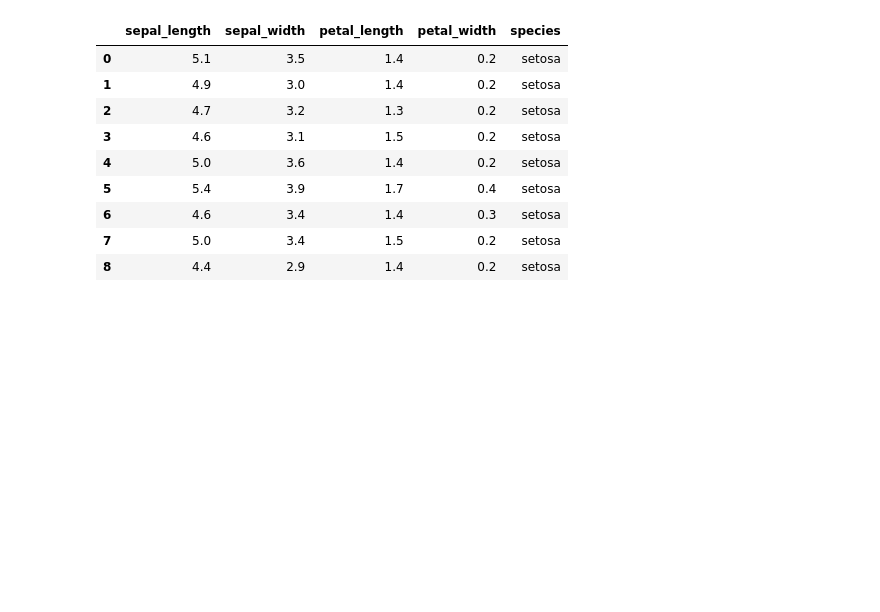
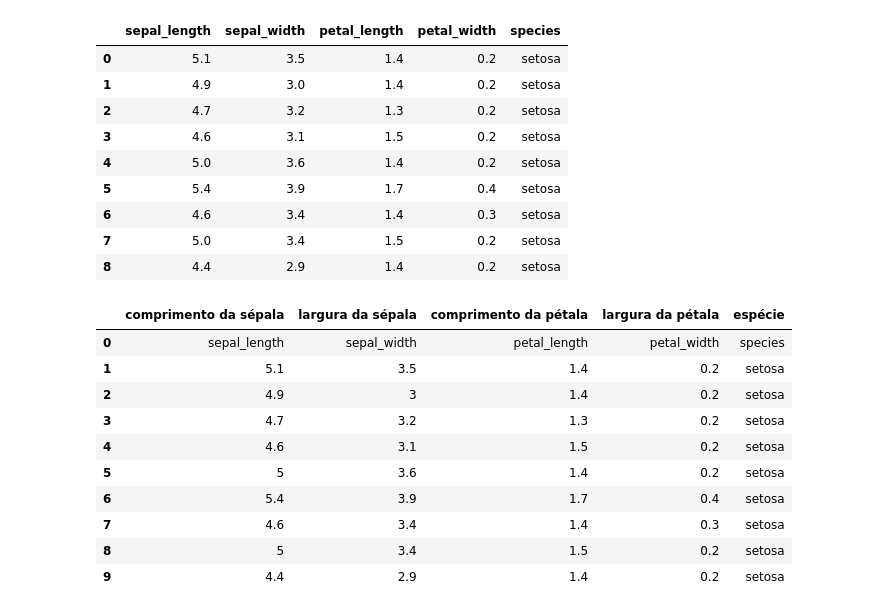
Before and after one commit to F-Neres/NotasPessoais, a Jupyter notebook: Notas/Pacotes/Pandas.ipynb, the cells around one changed output. Saved outputs shown, nothing was run; the diff lists cells and outputs as text; code cells hidden in the pictures; blank space fills up the shorter version.

```diff
--- a/Notas/Pacotes/Pandas.ipynb
+++ b/Notas/Pacotes/Pandas.ipynb
@@ -850,3 +857,25 @@ tabela.head(9)
 | 6 | 4.6 | 3.4 | 1.4 | 0.3 | setosa |
 | 7 | 5.0 | 3.4 | 1.5 | 0.2 | setosa |
 | 8 | 4.4 | 2.9 | 1.4 | 0.2 | setosa |
+# %%
+# Alterando os nomes das colunas
+
+from pyparsing import ParseFailAction
+
+
+Tabela_Isis2 = pandas.read_table('..\ArquivosParalelos\IrisForTest.csv', names = ['comprimento da sépala','largura da sépala','comprimento da pétala','largura da pétala','espécie'],sep = ',')
+
+# A primeira linha era cabeçalho, então é alocada como linha
+Tabela_Isis2.head(10)
+# %% [output]
+|  | comprimento da sépala | largura da sépala | comprimento da pétala | largura da pétala | espécie |
+| 0 | sepal_length | sepal_width | petal_length | petal_width | species |
+| 1 | 5.1 | 3.5 | 1.4 | 0.2 | setosa |
+| 2 | 4.9 | 3 | 1.4 | 0.2 | setosa |
+| 3 | 4.7 | 3.2 | 1.3 | 0.2 | setosa |
+| 4 | 4.6 | 3.1 | 1.5 | 0.2 | setosa |
+| 5 | 5 | 3.6 | 1.4 | 0.2 | setosa |
+| 6 | 5.4 | 3.9 | 1.7 | 0.4 | setosa |
+| 7 | 4.6 | 3.4 | 1.4 | 0.3 | setosa |
+| 8 | 5 | 3.4 | 1.5 | 0.2 | setosa |
+| 9 | 4.4 | 2.9 | 1.4 | 0.2 | setosa |
```
Also changed, not shown: parts of 3 cells of this notebook, 1 other file.
